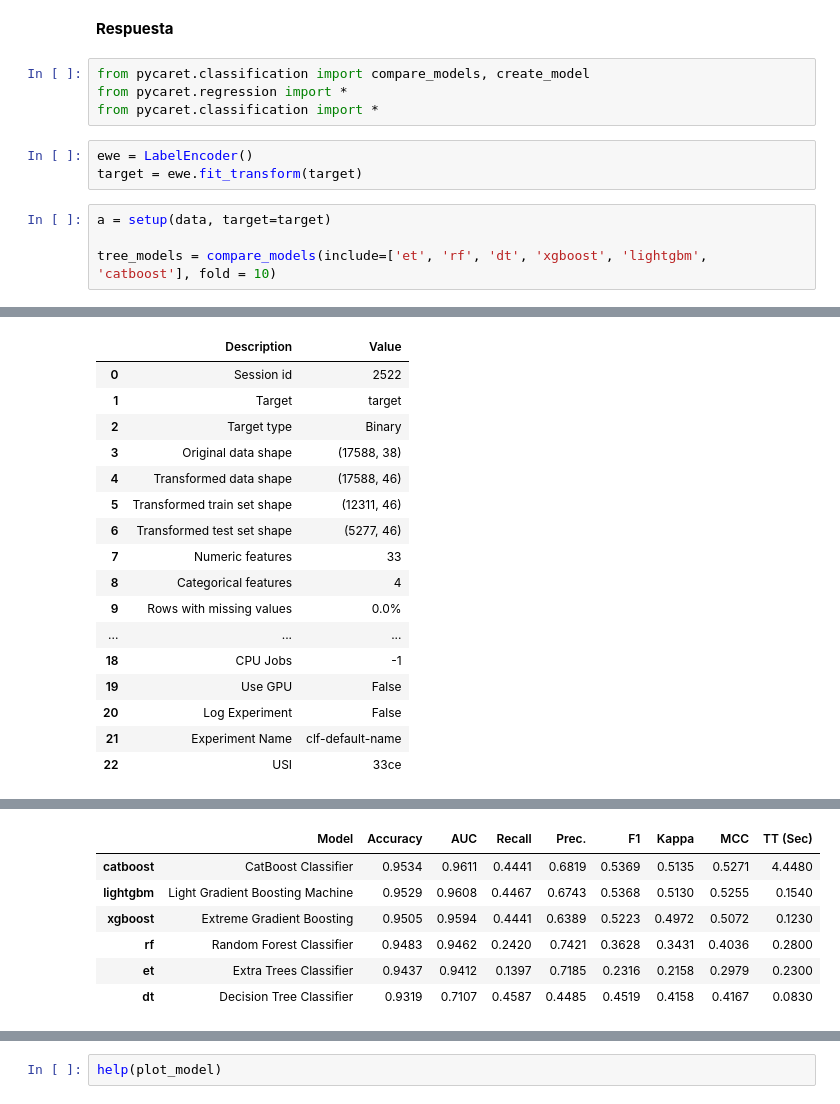
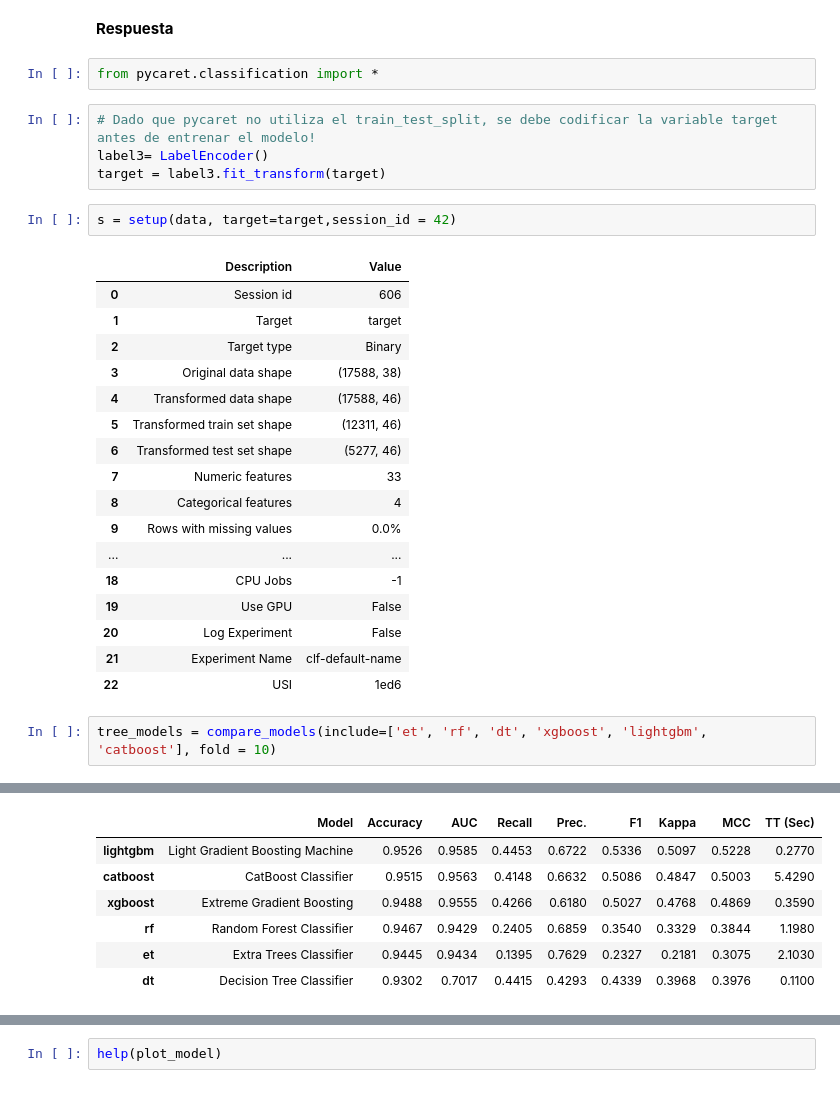
Before and after one commit to melaniejalea/Laboratorios-MDS7202, a Jupyter notebook: Laboratorio 7/Lab7.ipynb, the cells around one changed output, grey strips where cells are left out. Cells and saved outputs as stored; diff of their text form.

```diff
--- a/Laboratorio 7/Lab7.ipynb
+++ b/Laboratorio 7/Lab7.ipynb
@@ -528,15 +590,32 @@ Para la comparación, utilice los siguientes modelos:
   [4 puntos]
 # %% [markdown]
 **Respuesta**
-# %%
-from pycaret.classification import compare_models, create_model
-from pycaret.regression import *
-from pycaret.classification import *
-# %%
-ewe = LabelEncoder()
-target = ewe.fit_transform(target)
+# %%
+from pycaret.classification import *
+# %%
+# Dado que pycaret no utiliza el train_test_split, se debe codificar la variable target antes de entrenar el modelo!
+label3= LabelEncoder()
+target = label3.fit_transform(target)
+# %%
+s = setup(data, target=target,session_id = 42)
+# %% [output]
+|  | Description | Value |
+| 0 | Session id | 606 |
+| 1 | Target | target |
+| 2 | Target type | Binary |
+| 3 | Original data shape | (17588, 38) |
+| 4 | Transformed data shape | (17588, 46) |
+| 5 | Transformed train set shape | (12311, 46) |
+| 6 | Transformed test set shape | (5277, 46) |
+| 7 | Numeric features | 33 |
+| 8 | Categorical features | 4 |
+| 9 | Rows with missing values | 0.0% |
+| ... | ... | ... |
+| 18 | CPU Jobs | -1 |
+| 19 | Use GPU | False |
+| 20 | Log Experiment | False |
+| 21 | Experiment Name | clf-default-name |
+| 22 | USI | 1ed6 |
 # %%
-a = setup(data, target=target)
-
 tree_models = compare_models(include=['et', 'rf', 'dt', 'xgboost', 'lightgbm', 'catboost'], fold = 10)
 # %% [output]
@@ -543,17 +623,7 @@ tree_models = compare_models(include=['et', 'rf', 'dt', 'xgboost', 'lightgbm', '
-|  | Description | Value |
-| 0 | Session id | 2522 |
-| 1 | Target | target |
-| 2 | Target type | Binary |
-| 3 | Original data shape | (17588, 38) |
-| 4 | Transformed data shape | (17588, 46) |
-| 5 | Transformed train set shape | (12311, 46) |
-| 6 | Transformed test set shape | (5277, 46) |
-| 7 | Numeric features | 33 |
-| 8 | Categorical features | 4 |
-| 9 | Rows with missing values | 0.0% |
-| ... | ... | ... |
-| 18 | CPU Jobs | -1 |
-| 19 | Use GPU | False |
-| 20 | Log Experiment | False |
-| 21 | Experiment Name | clf-default-name |
-| 22 | USI | 33ce |
+|  | Model | Accuracy | AUC | Recall | Prec. | F1 | Kappa | MCC | TT (Sec) |
+| lightgbm | Light Gradient Boosting Machine | 0.9526 | 0.9585 | 0.4453 | 0.6722 | 0.5336 | 0.5097 | 0.5228 | 0.2770 |
+| catboost | CatBoost Classifier | 0.9515 | 0.9563 | 0.4148 | 0.6632 | 0.5086 | 0.4847 | 0.5003 | 5.4290 |
+| xgboost | Extreme Gradient Boosting | 0.9488 | 0.9555 | 0.4266 | 0.6180 | 0.5027 | 0.4768 | 0.4869 | 0.3590 |
+| rf | Random Forest Classifier | 0.9467 | 0.9429 | 0.2405 | 0.6859 | 0.3540 | 0.3329 | 0.3844 | 1.1980 |
+| et | Extra Trees Classifier | 0.9445 | 0.9434 | 0.1395 | 0.7629 | 0.2327 | 0.2181 | 0.3075 | 2.1030 |
+| dt | Decision Tree Classifier | 0.9302 | 0.7017 | 0.4415 | 0.4293 | 0.4339 | 0.3968 | 0.3976 | 0.1100 |
@@ -561,8 +630 @@ tree_models = compare_models(include=['et', 'rf', 'dt', 'xgboost', 'lightgbm', '
-|  | Model | Accuracy | AUC | Recall | Prec. | F1 | Kappa | MCC | TT (Sec) |
-| catboost | CatBoost Classifier | 0.9534 | 0.9611 | 0.4441 | 0.6819 | 0.5369 | 0.5135 | 0.5271 | 4.4480 |
-| lightgbm | Light Gradient Boosting Machine | 0.9529 | 0.9608 | 0.4467 | 0.6743 | 0.5368 | 0.5130 | 0.5255 | 0.1540 |
-| xgboost | Extreme Gradient Boosting | 0.9505 | 0.9594 | 0.4441 | 0.6389 | 0.5223 | 0.4972 | 0.5072 | 0.1230 |
-| rf | Random Forest Classifier | 0.9483 | 0.9462 | 0.2420 | 0.7421 | 0.3628 | 0.3431 | 0.4036 | 0.2800 |
-| et | Extra Trees Classifier | 0.9437 | 0.9412 | 0.1397 | 0.7185 | 0.2316 | 0.2158 | 0.2979 | 0.2300 |
-| dt | Decision Tree Classifier | 0.9319 | 0.7107 | 0.4587 | 0.4485 | 0.4519 | 0.4158 | 0.4167 | 0.0830 |
 [interactive output not drawn]
```
Also changed, not shown: parts of 28 cells of this notebook.
